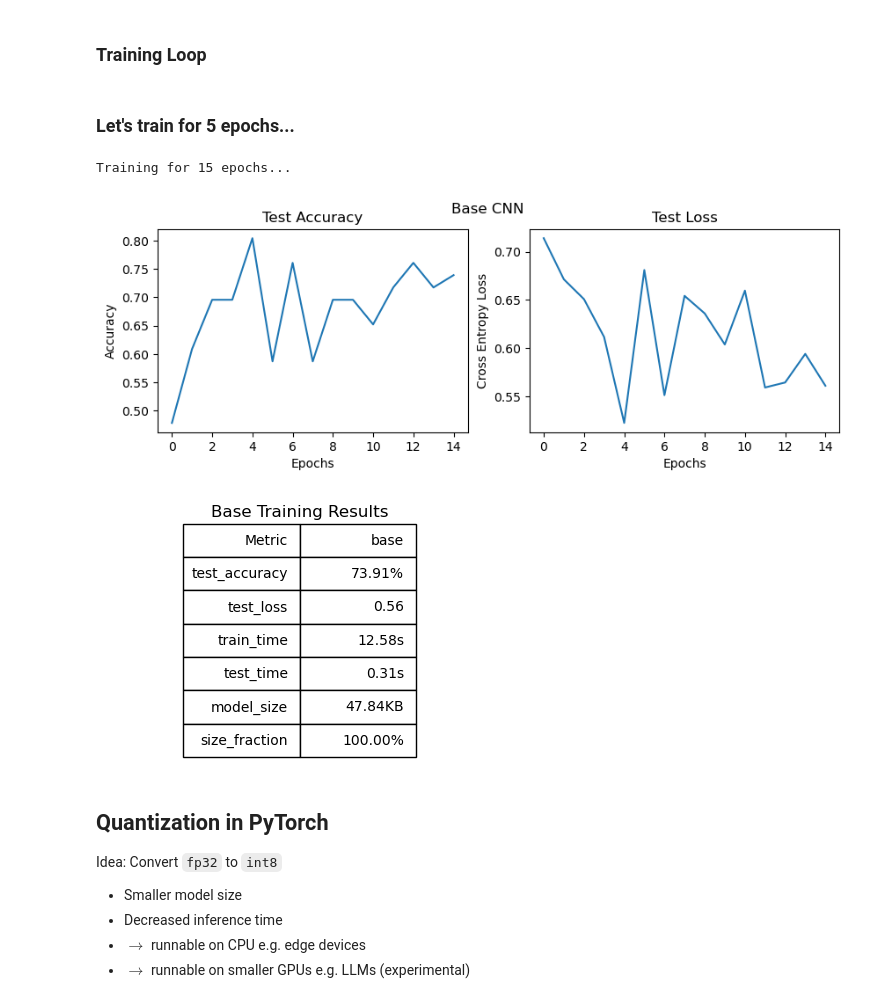
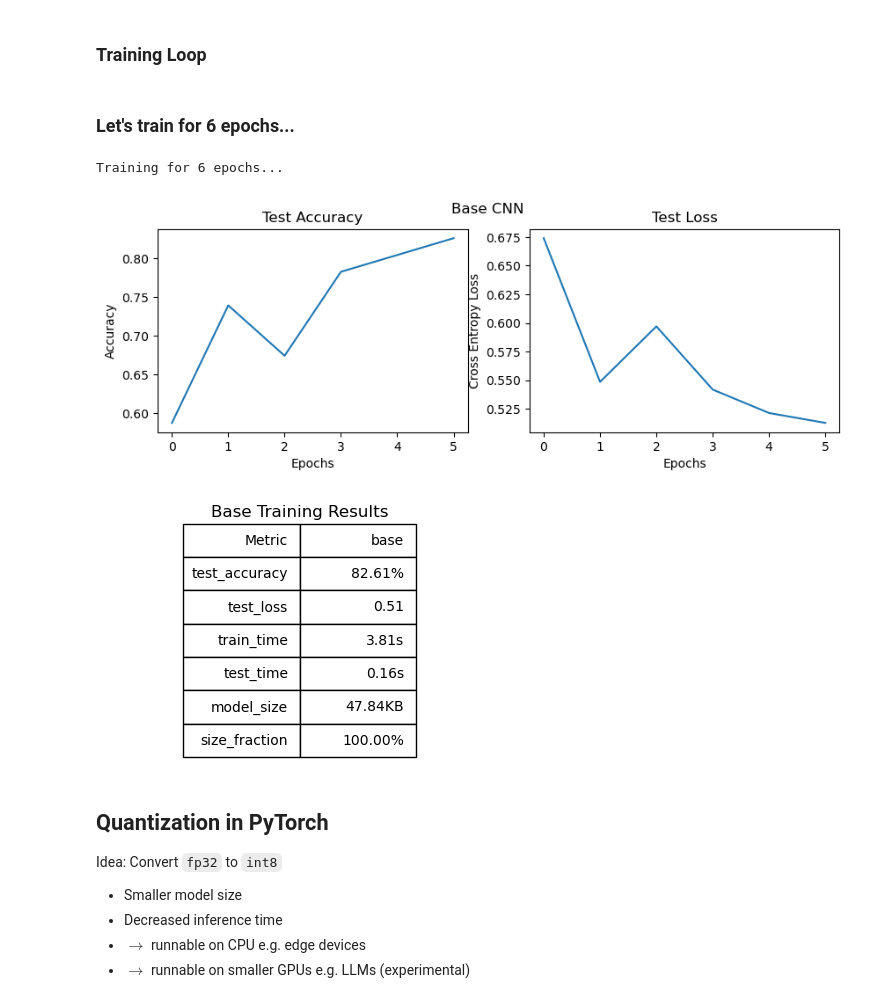
Before and after one commit to juelg/Knoedel, a Jupyter notebook: pytorch_quant.ipynb, the cells around one changed output. Cells and saved outputs as stored; diff of their text form; code cells hidden in the pictures.

```diff
--- a/pytorch_quant.ipynb
+++ b/pytorch_quant.ipynb
@@ -49,6 +49,7 @@ class KnoedelNet(nn.Module):
             # input: 32x8x8
             nn.Flatten(),
             nn.Linear(8**2*32, 2),
+            nn.Softmax(dim=1),
         )
 
     def forward(self, x):
@@ -85,6 +86,39 @@ def visualize_9_samples(ds):
         axs[i//3, i%3].imshow(img.numpy().transpose(1,2,0))
         axs[i//3, i%3].set_title(str(label))
         axs[i//3, i%3].axis('off')
+    fig.show()
+
+def predict_faces(model):
+    team_names = os.listdir(os.path.join('data', 'Team_128'))
+    faces = []
+    for name in team_names:
+        img = Image.open(os.path.join('data', 'Team_128', name)).convert("RGB")
+        img = img.resize((64, 64))
+        img = transforms.ToTensor()(img)
+        img = transforms.Normalize((0.5,0.5,0.5), (0.5,0.5,0.5))(img)
+        faces.append([img, name, model(img.unsqueeze(0))[0, 1]])
+        if name=='orlando_bloom.png':
+            faces[-1][2] = 0.
+        if name=='ralf.png':
+            faces[-1][2] = 1.
+
+    faces.sort(key=lambda x: x[2], reverse=True)
+
+    nrows, ncols = 4, 5
+    fig, axs = plt.subplots(nrows=nrows, ncols=ncols)
+    fig.set_figheight(20)
+    fig.set_figwidth(25)
+    for i in range(nrows*ncols):
+        if i < len(faces):
+            img, name, pred = faces[i]
+            name = name.split('.')[0].capitalize()
+            if name=='Orlando_bloom':
+                name = 'Rodrigo'
+            img = img * 0.5 + 0.5
+            axs[i%nrows, i//nrows].imshow(img.numpy().transpose(1,2,0))
+            axs[i%nrows, i//nrows].set_title(f'{name}: {pred:.2f}' if name!='Rodrigo' else f'Rodrigo: Orlando Bloom')
+        axs[i%nrows, i//nrows].axis('off')
+    fig.tight_layout()
     fig.show()
 
 results = {}
@@ -290,7 +324,7 @@ visualize_9_samples(test_data)
 - Shuffels data
 - $\rightarrow$ Can be parallelized
 # %%
-train_dataloader = DataLoader(training_data, batch_size=16, shuffle=True)
+train_dataloader = DataLoader(training_data, batch_size=8, shuffle=True)
 test_dataloader = DataLoader(test_data, batch_size=1)
 # %% [markdown]
 ### Neural Network Model Definition
@@ -307,7 +341,7 @@ Let's use a CNN with $(B, 3, 64, 64)$ as input:
 # %%
 model_fp32 = KnoedelNet()
 loss_fn = nn.CrossEntropyLoss()
-optimizer = torch.optim.SGD(model_fp32.parameters(), lr=1e-3, weight_decay=1e-5, momentum=0.9)
+optimizer = torch.optim.Adam(model_fp32.parameters(), lr=1e-3, weight_decay=1e-5)
 # %% [markdown]
 ### Training Loop
 # %%
@@ -327,19 +361,19 @@ def train_loop(train_dataloader, model, loss_fn, optimizer, device="cpu"):
         loss.backward()
         optimizer.step()
 # %% [markdown]
-### Let's train for 5 epochs...
+### Let's train for 6 epochs...
 # %%
 device = "cuda" if torch.cuda.is_available() else "cpu"
-epochs = 15
+epochs = 6
 accs, losses, train_time = fit(epochs, loss_fn, optimizer, model_fp32, train_dataloader, test_dataloader, device)
 _, _, test_time = test(loss_fn, model_fp32, test_dataloader, device)
 update_results_dict(results, "base", accs, losses, train_time, test_time, model_size_bytes(model_fp32), 1)
 plot_results(results, "base", "Base CNN")
 create_table(results, title="Base Training Results")
 # %% [output]
-Training for 15 epochs...
+Training for 6 epochs...
-[figure, old version]
+[figure, new version]
-[figure, old version]
+[figure, new version]
 # %% [markdown]
 ## Quantization in PyTorch
 Idea: Convert `fp32` to `int8`
```
Also changed, not shown: parts of 6 cells of this notebook, 3 other files.
